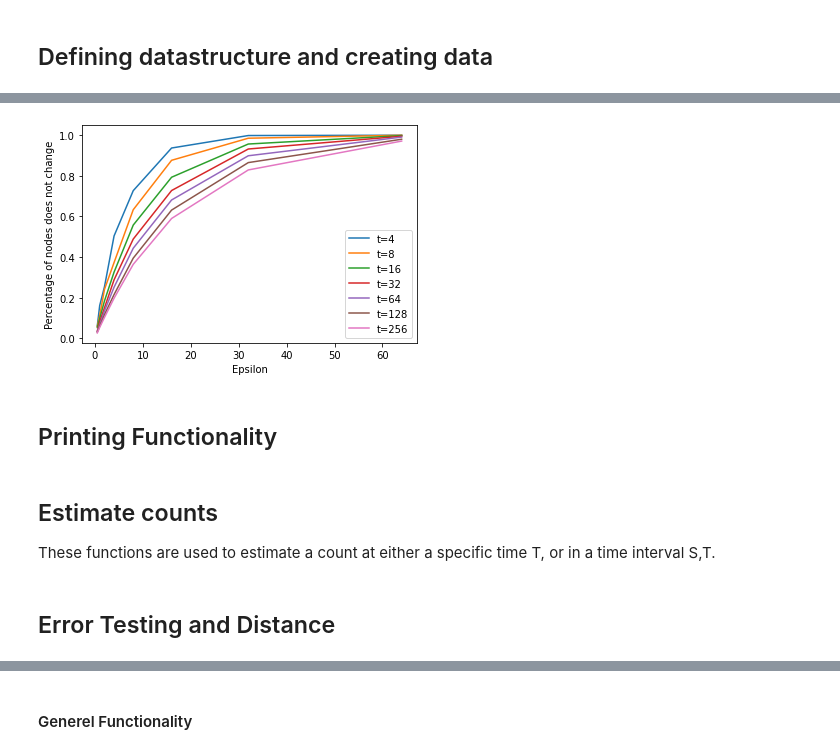
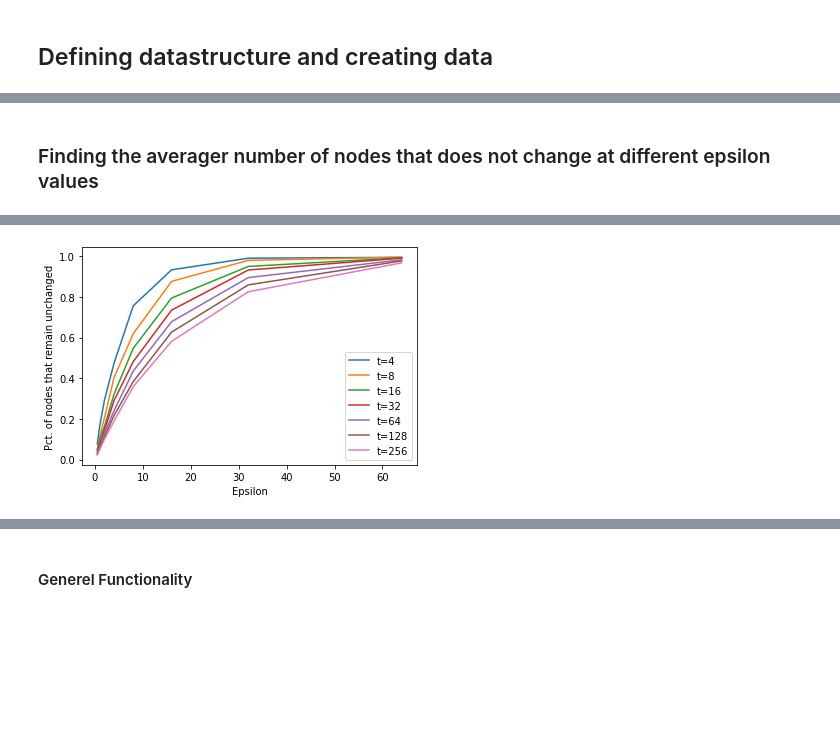
Before and after one commit to emil565a/DifferentialPrivacy_BachelorProject, a Jupyter notebook: Project.ipynb, the cells around one changed output, grey strips where cells are left out. Drawn from its saved outputs; the diff is of its cells as text; code cells hidden in the pictures; blank space fills up the shorter version.

```diff
--- a/Project.ipynb
+++ b/Project.ipynb
@@ -146,10 +146,3 @@ def dataFetch(rows):
 #data = dataFetch(T)
 #leaves = leafInitializer(data)
 #tree = createTree(leaves)
-
-T = 2**4
-data = dataCreator(T)
-leaves = leafInitializer(data)
-tree = createTree(leaves)
-print(data)
-#print(tree)
@@ -319,32 +507,7 @@ The Counter Algoritm adds noisy to every interval according to Lap((1+log2T)/eps
+# %% [markdown]
+### Finding the averager number of nodes that does not change at different epsilon values
 # %%
-maxTreeSize = 16
-epsValues = [0.1, 0.5, 1, 5, 10]
-#epsValues = [10]
-# for eps in epsValues:
-#     for i in range(4, maxTreeSize, 4):
-#         treeSize = 2**i
-#         x = np.linspace(-20,20, num=1000)
-#         loc = 0
-#         scale = (((1+math.log2(treeSize))/eps))
-#         yValues = stats.laplace.pdf(x, loc = 0, scale = scale)
-
-#         a = np.round(np.random.laplace(loc, scale, 100))
-#         count = 0
-#         for value in a:
-#             if value > -0.5 and value < 0.5:
-#                 count = count+1
-#         print("eps", eps, "pr[X = 0] =", count/100)
-#         #xFullValues = [-5,-4,-3,-2,-1,0,1,2,3,4,5]
-#         plt.plot(x, yValues/100, label = ("Treesize:"+str(treeSize)+" Eps: "+str(eps)))
-
-
-#         plt.legend()
-#     plt.show()
-#         #sns.displot(yValues)
-
-
-
-def distanceBetweenData(T, eps):
+def changedNodes(T, eps):
     data = dataCreator(T)
     originalTree, noisyTree   = counterAlgorithm(data, eps)
     OGInterval, OGvalue       = getIntervalAndValues(originalTree)
@@ -353,39 +516,38 @@ def distanceBetweenData(T, eps):
     diffInPos = np.count_nonzero(np.array(OGvalue)==np.array(Noisyvalue))
     return diffInPos
 
-def meanDistance(loopSize, t, epsVal):
+def meanChangedNodes(loopSize, t, epsVal):
     meanDist = 0
     for i in range(loopSize):
-        meanDist = meanDist + distanceBetweenData(t, epsVal)
-    meanDist = meanDist/loopSize
-    meanDistPerNode = meanDist/(t*2-1)
-    print("eps:", epsVal, "ChangedNodes:", round(meanDist,2), "Percent", round(meanDistPerNode,2))
+        meanDist = meanDist + changedNodes(t, epsVal)
+    meanDist = (meanDist-t)/loopSize
+    meanChangedPercent = meanDist/(t*2-1)
+    #print("eps:", epsVal, "ChangedNodes:", round(meanDist,2), "Percent", round(meanDistPerNode,2))
+    return meanChangedPercent
 
-    return meanDistPerNode
-
-
-def plotDistance(loopSize, minT, maxT, epsVals):
+def plotMeanChangedNodes(loopSize, minT, maxT, epsVals):
     tValues = [2**i for i in range(minT, maxT+1, 1)]
     for t in tValues:
-        print("t:", t, "nodes:", t*2-1)
+        #print("t:", t, "nodes:", t*2-1)
         arr = []
         for eps in epsVals:
-            meanDist = meanDistance(loopSize, t, eps)
+            meanDist = meanChangedNodes(loopSize, t, eps)
             arr.append(meanDist)
 
         #plt.legend(label = "No. Nodes:"+str(t*2))
         plt.plot(epsVals, arr,label='t='+str(t))
         plt.legend()
     plt.xlabel("Epsilon")
-    plt.ylabel("Percentage of nodes does not change")
+    plt.ylabel("Pct. of nodes that remain unchanged")
     plt.show()
         #plt.legend(label=t)
 
-
-
+#Setup Variables
 loopSize = 100
 minT = 2
 maxT = 8
 epsValues = [0.5, 1, 2, 4, 8, 16, 32, 64]
-plotDistance(loopSize, minT, maxT, epsValues)
+
+#Find
+plotMeanChangedNodes(loopSize, minT, maxT, epsValues)
 # %% [output]
@@ -409,3 +554 @@ eps: 64 ChangedNodes: 496.31 Percent 0.97
-[figure, old version]
+[figure, new version]
-# %% [markdown]
-## Printing Functionality
@@ -428,3 +554,0 @@ treePrinter(noisyTreeLow, T)
-# %% [markdown]
-## Estimate counts
-These functions are used to estimate a count at either a specific time T, or in a time interval S,T.
@@ -457,2 +554,0 @@ for s in range(OGRoot.interval[0],T):
-# %% [markdown]
-## Error Testing and Distance
```
Also changed, not shown: parts of 39 cells of this notebook.
